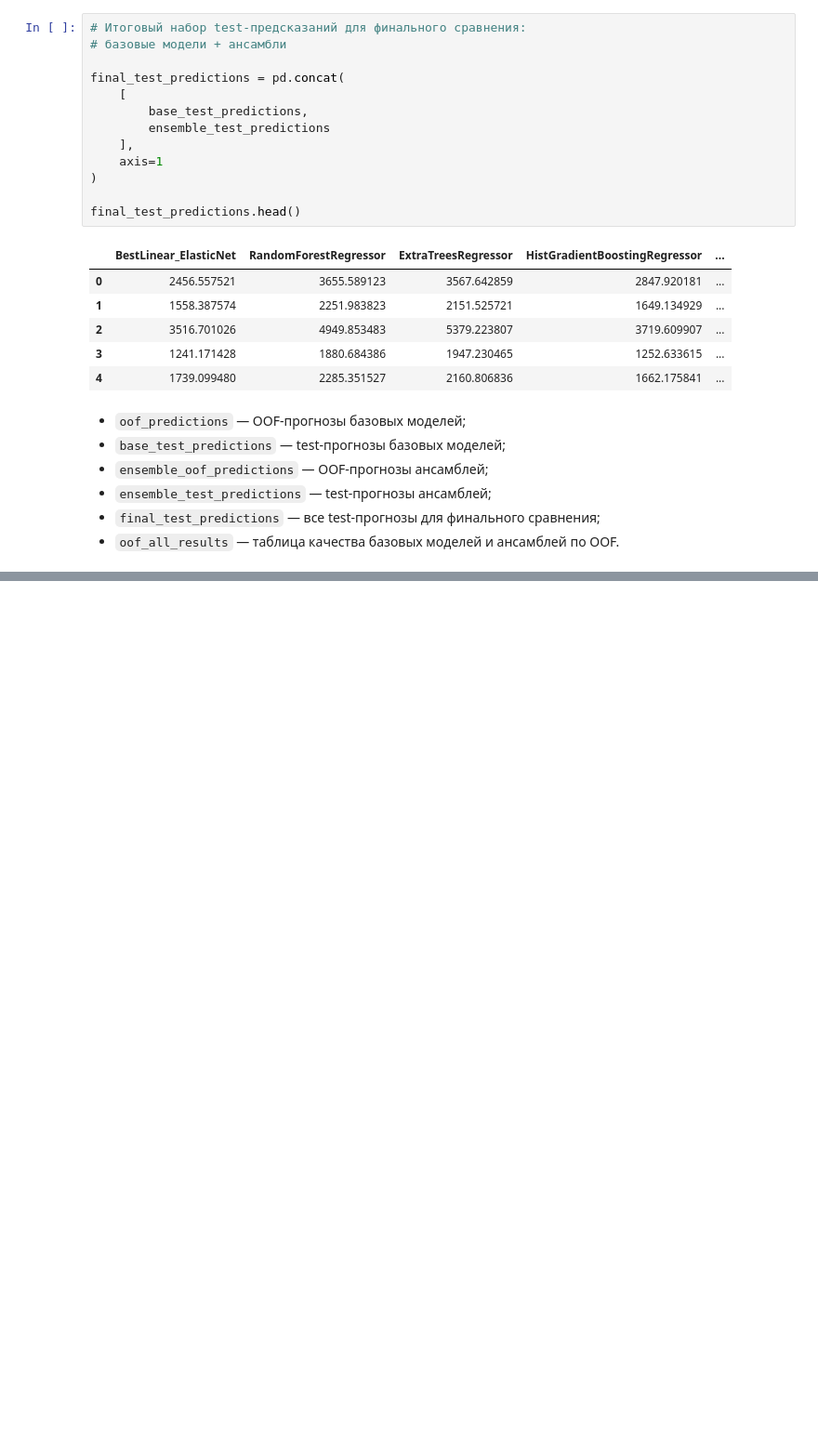
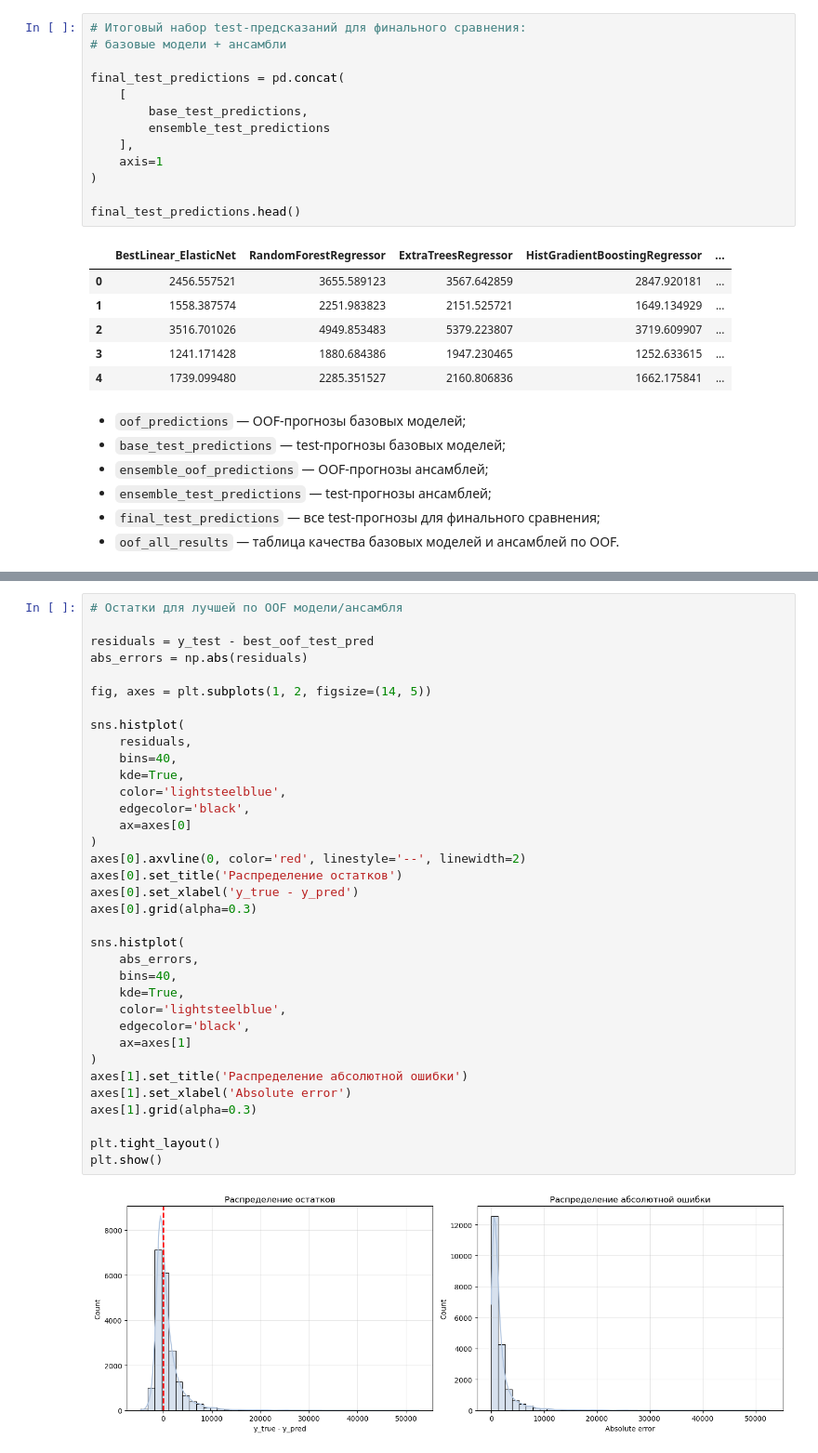
Before and after one commit to horacemtb/medcost-prediction-app, a Jupyter notebook: notebooks/additional-research.ipynb, the cells around one changed output, grey strips where cells are left out. Shown at 93% size. Saved outputs shown, nothing was run; the diff lists cells and outputs as text; blank space fills up the shorter version.

```diff
--- a/notebooks/additional-research.ipynb
+++ b/notebooks/additional-research.ipynb
@@ -3227,0 +3582,37 @@ final_test_predictions.head()
+# %%
+# Остатки для лучшей по OOF модели/ансамбля
+
+residuals = y_test - best_oof_test_pred
+abs_errors = np.abs(residuals)
+
+fig, axes = plt.subplots(1, 2, figsize=(14, 5))
+
+sns.histplot(
+    residuals,
+    bins=40,
+    kde=True,
+    color='lightsteelblue',
+    edgecolor='black',
+    ax=axes[0]
+)
+axes[0].axvline(0, color='red', linestyle='--', linewidth=2)
+axes[0].set_title('Распределение остатков')
+axes[0].set_xlabel('y_true - y_pred')
+axes[0].grid(alpha=0.3)
+
+sns.histplot(
+    abs_errors,
+    bins=40,
+    kde=True,
+    color='lightsteelblue',
+    edgecolor='black',
+    ax=axes[1]
+)
+axes[1].set_title('Распределение абсолютной ошибки')
+axes[1].set_xlabel('Absolute error')
+axes[1].grid(alpha=0.3)
+
+plt.tight_layout()
+plt.show()
+# %% [output]
+[figure, added]
```
Also changed, not shown: parts of 15 cells of this notebook.
